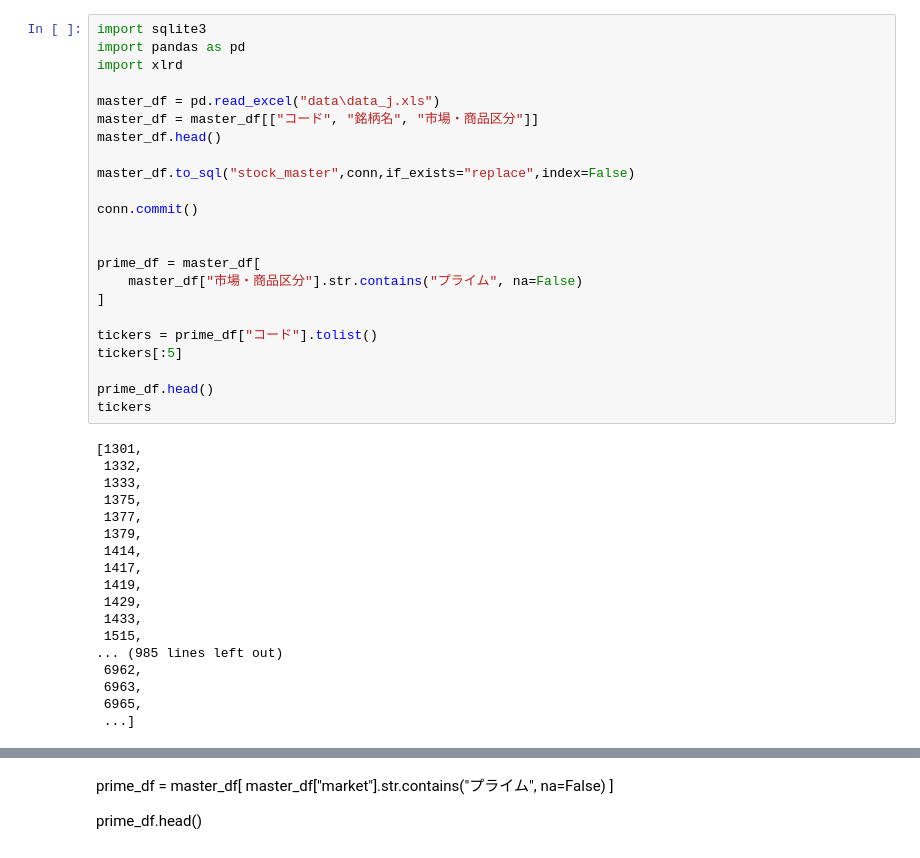
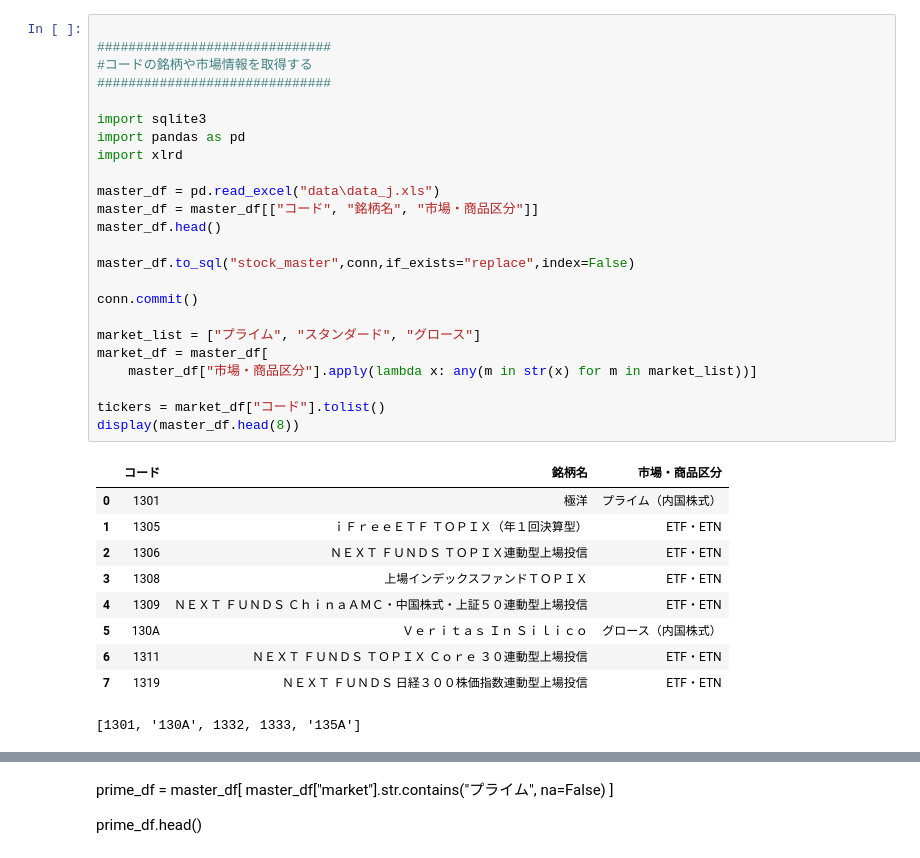
Before and after one commit to SN1226dev/stock_project, a Jupyter notebook: data_collect.ipynb, the cells around one changed output, grey strips where cells are left out. Cells and saved outputs as stored; diff of their text form.

```diff
--- a/data_collect.ipynb
+++ b/data_collect.ipynb
@@ -110,41 +73,35 @@ sample_df.head()
 # %%
+
+##############################
+#コードの銘柄や市場情報を取得する
+##############################
+
 import sqlite3
 import pandas as pd
 import xlrd
 
 master_df = pd.read_excel("data\data_j.xls")
 master_df = master_df[["コード", "銘柄名", "市場・商品区分"]]
 master_df.head()
 
 master_df.to_sql("stock_master",conn,if_exists="replace",index=False)
 
 conn.commit()
 
+market_list = ["プライム", "スタンダード", "グロース"]
+market_df = master_df[
+    master_df["市場・商品区分"].apply(lambda x: any(m in str(x) for m in market_list))]
 
-prime_df = master_df[
-    master_df["市場・商品区分"].str.contains("プライム", na=False)
-]
-
-tickers = prime_df["コード"].tolist()
-tickers[:5]
-
-prime_df.head()
-tickers
+tickers = market_df["コード"].tolist()
+display(master_df.head(8))
 # %% [output]
+|  | コード | 銘柄名 | 市場・商品区分 |
+| 0 | 1301 | 極洋 | プライム（内国株式） |
+| 1 | 1305 | ｉＦｒｅｅＥＴＦ ＴＯＰＩＸ（年１回決算型） | ETF・ETN |
+| 2 | 1306 | ＮＥＸＴ ＦＵＮＤＳ ＴＯＰＩＸ連動型上場投信 | ETF・ETN |
+| 3 | 1308 | 上場インデックスファンドＴＯＰＩＸ | ETF・ETN |
+| 4 | 1309 | ＮＥＸＴ ＦＵＮＤＳ ＣｈｉｎａＡＭＣ・中国株式・上証５０連動型上場投信 | ETF・ETN |
+| 5 | 130A | Ｖｅｒｉｔａｓ Ｉｎ Ｓｉｌｉｃｏ | グロース（内国株式） |
+| 6 | 1311 | ＮＥＸＴ ＦＵＮＤＳ ＴＯＰＩＸ Ｃｏｒｅ ３０連動型上場投信 | ETF・ETN |
+| 7 | 1319 | ＮＥＸＴ ＦＵＮＤＳ 日経３００株価指数連動型上場投信 | ETF・ETN |
-[1301,
- 1332,
- 1333,
- 1375,
- 1377,
- 1379,
- 1414,
- 1417,
- 1419,
- 1429,
- 1433,
- 1515,
-... (985 lines left out)
- 6962,
- 6963,
- 6965,
- ...]
+[1301, '130A', 1332, 1333, '135A']
```
Also changed, not shown: parts of 15 cells of this notebook, 2 other files.
